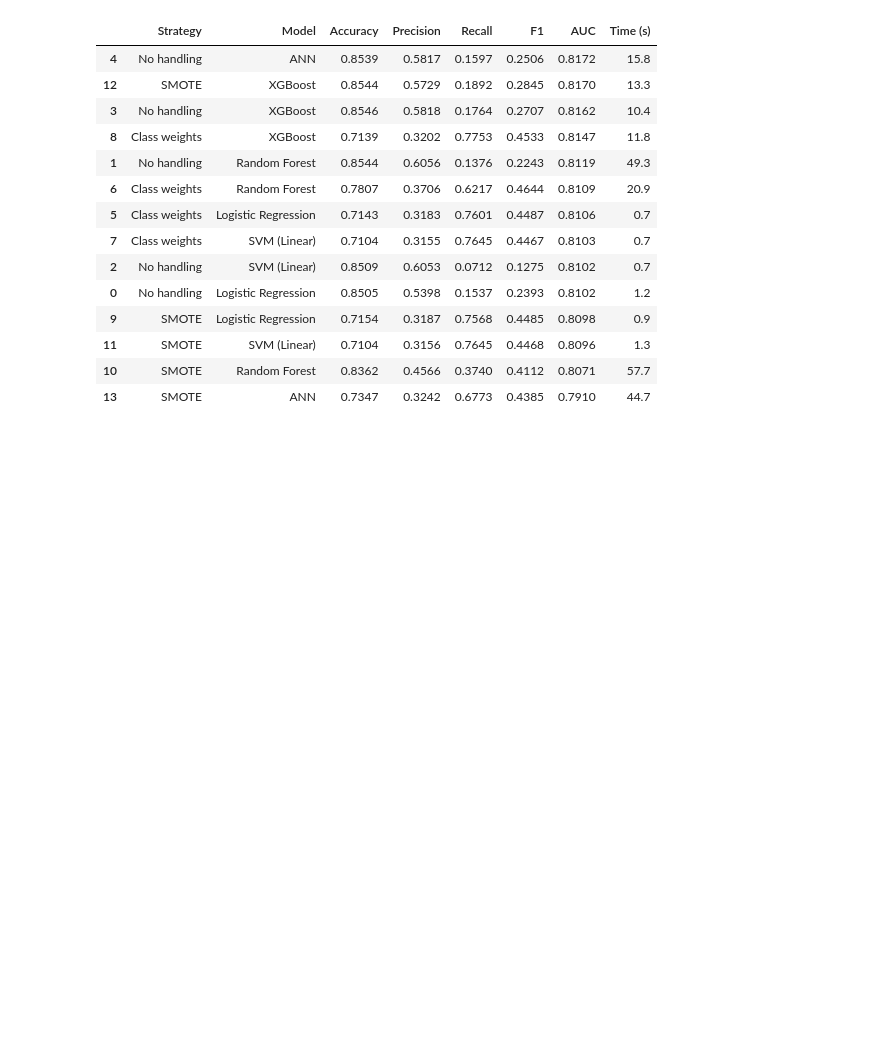
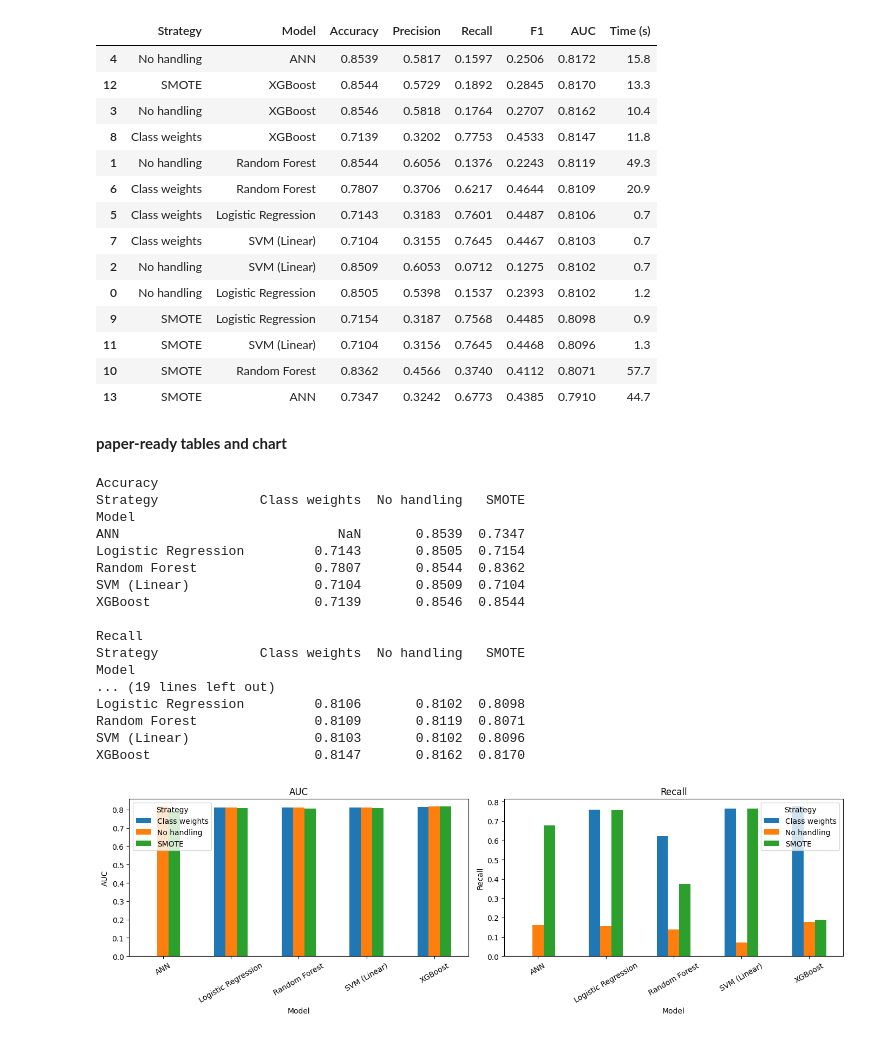
Before and after one commit to zainulabideen3203-ResearckWork/Mphil_thesis, a Jupyter notebook: predictiondataset.ipynb, the cells around one changed output. Drawn from its saved outputs; the diff is of its cells as text; code cells hidden in the pictures; blank space fills up the shorter version.

Commit message:
paper-ready tables and chart

```diff
--- a/predictiondataset.ipynb
+++ b/predictiondataset.ipynb
@@ -319,3 +319,40 @@ done: SMOTE | ANN (45s)
 | 11 | SMOTE | SVM (Linear) | 0.7104 | 0.3156 | 0.7645 | 0.4468 | 0.8096 | 1.3 |
 | 10 | SMOTE | Random Forest | 0.8362 | 0.4566 | 0.3740 | 0.4112 | 0.8071 | 57.7 |
 | 13 | SMOTE | ANN | 0.7347 | 0.3242 | 0.6773 | 0.4385 | 0.7910 | 44.7 |
+# %% [markdown]
+**paper-ready tables and chart**
+# %%
+# One table per metric: rows = models, columns = imbalance strategy
+for metric in ["Accuracy", "Recall", "F1", "AUC"]:
+    print(f"\n{metric}")
+    print(res.pivot(index="Model", columns="Strategy", values=metric).round(4))
+
+# Chart: AUC and Recall side by side
+fig, axes = plt.subplots(1, 2, figsize=(14, 4.5))
+for ax, metric in zip(axes, ["AUC", "Recall"]):
+    res.pivot(index="Model", columns="Strategy", values=metric).plot(kind="bar", ax=ax)
+    ax.set_title(metric)
+    ax.set_ylabel(metric)
+    ax.tick_params(axis="x", rotation=30)
+plt.tight_layout()
+plt.savefig("/content/drive/MyDrive/results_chart.png", dpi=300)
+plt.show()
+# %% [output]
+Accuracy
+Strategy             Class weights  No handling   SMOTE
+Model
+ANN                            NaN       0.8539  0.7347
+Logistic Regression         0.7143       0.8505  0.7154
+Random Forest               0.7807       0.8544  0.8362
+SVM (Linear)                0.7104       0.8509  0.7104
+XGBoost                     0.7139       0.8546  0.8544
+
+Recall
+Strategy             Class weights  No handling   SMOTE
+Model
+... (19 lines left out)
+Logistic Regression         0.8106       0.8102  0.8098
+Random Forest               0.8109       0.8119  0.8071
+SVM (Linear)                0.8103       0.8102  0.8096
+XGBoost                     0.8147       0.8162  0.8170
+[figure, added]
```
